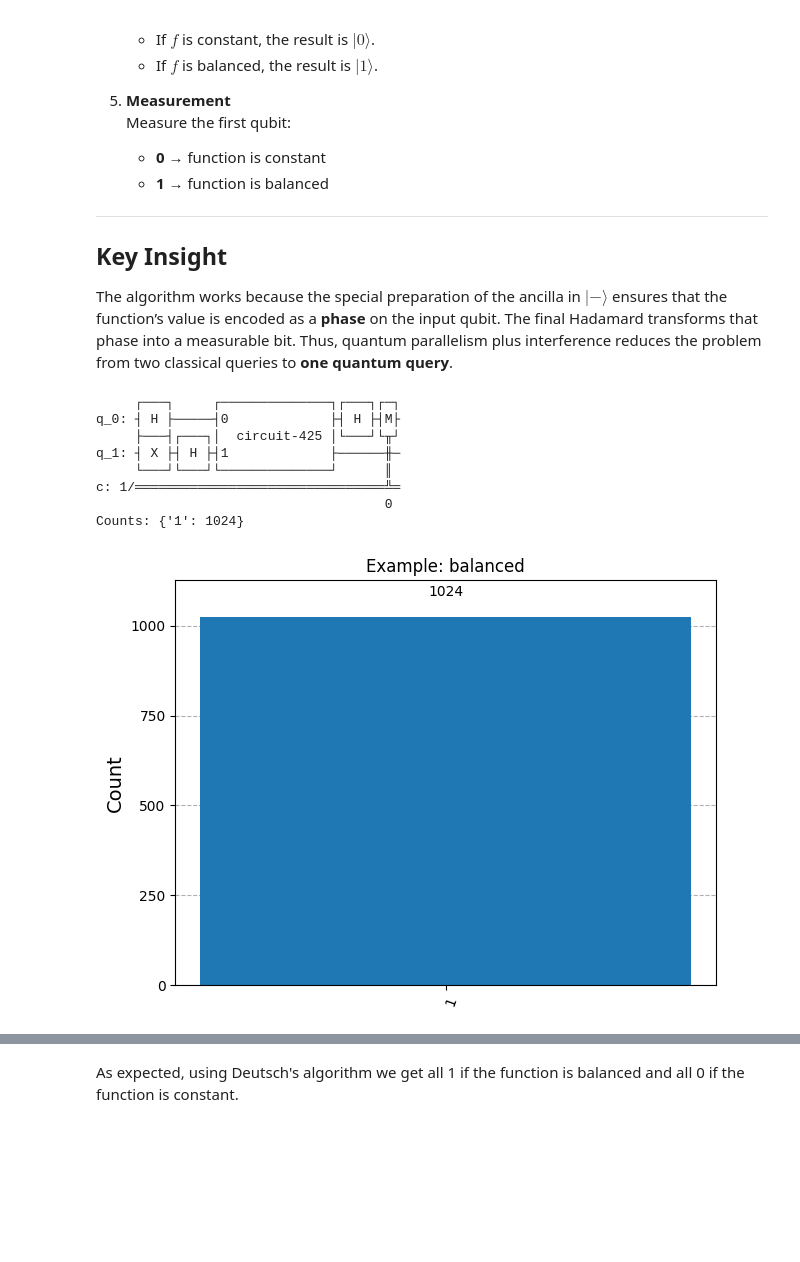
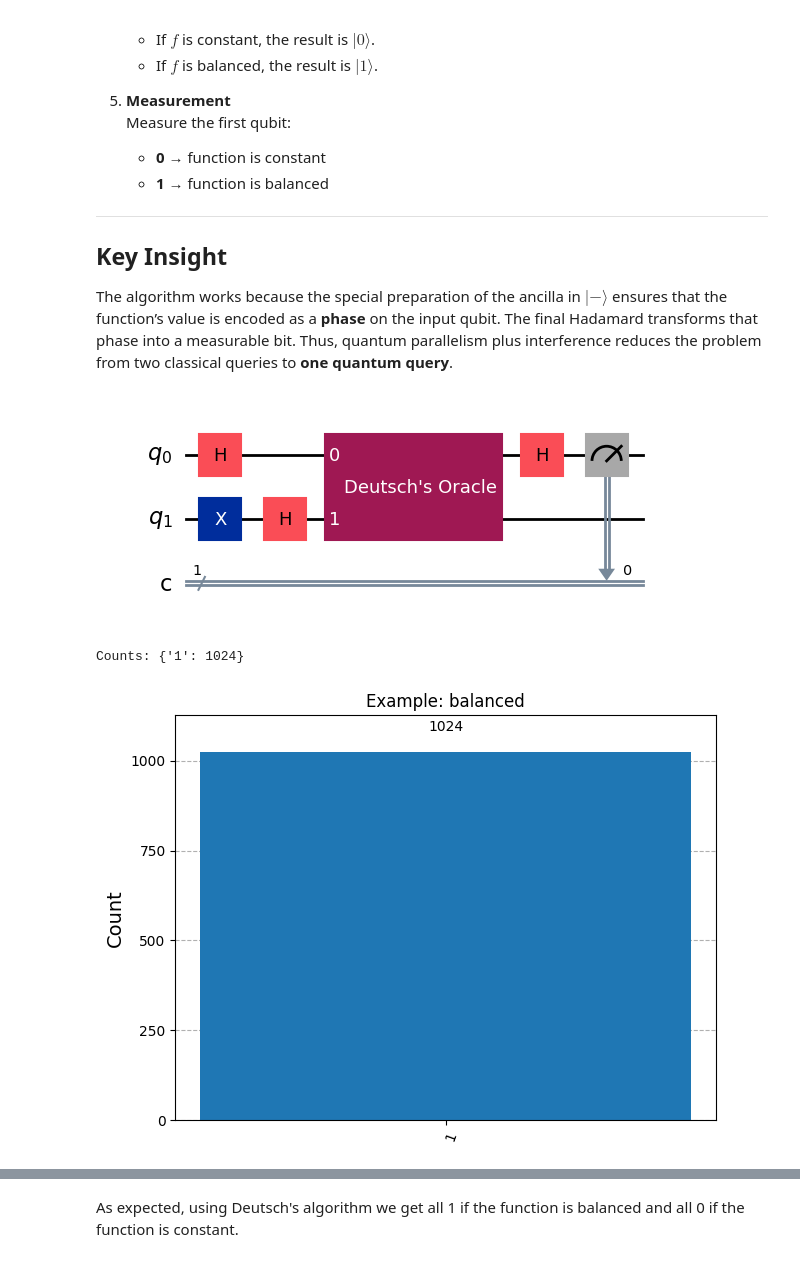
Before and after one commit to misho9714/Deutsch-s-algorithm-Qiskit, a Jupyter notebook: Algorithms/1. Deutsch.ipynb, the cells around one changed output, grey strips where cells are left out. Cells and saved outputs as stored; diff of their text form; code cells hidden in the pictures; blank space fills up the shorter version.

```diff
--- a/Algorithms/1. Deutsch.ipynb
+++ b/Algorithms/1. Deutsch.ipynb
@@ -64,12 +64,11 @@ The algorithm works because the special preparation of the ancilla in $|-\rangle
 from qiskit import QuantumCircuit, transpile
 from qiskit_aer import Aer
 from qiskit.visualization import plot_histogram
-from matplotlib import pyplot as plt
 
 
 # Deutsch oracle generator
 def deutsch_oracle(case: str):
-    qc = QuantumCircuit(2)
+    qc = QuantumCircuit(2, name="Deutsch's Oracle")
     if case == "constant0":  # f(x)=0 always
         pass
     elif case == "constant1":  # f(x)=1 always
@@ -77,43 +76,38 @@ def deutsch_oracle(case: str):
     elif case == "balanced":  # f(x)=x
         qc.cx(0, 1)
     elif case == "balanced_not":  # f(x)=not x
         qc.cx(0, 1)
         qc.x(1)
     return qc
 
 # Deutsch algorithm circuit
 def deutsch_algorithm(oracle):
     qc = QuantumCircuit(2, 1)
     qc.x(1)        # ancilla -> |1>
     qc.h(1)        # Hadamard on ancilla -> |−>
     qc.h(0)        # Hadamard on input qubit
     qc.append(oracle, [0, 1])  # Apply oracle
     qc.h(0)              # Hadamard on first qubit
     qc.measure(0, 0)
     return qc
 
 # Choose oracle: try "balanced"
 oracle = deutsch_oracle("balanced")
 qc = deutsch_algorithm(oracle)
-print(qc.draw("text"))
+qc.draw(output="mpl")
+display(qc.draw(output="mpl"))
 
 # Run on simulator
 sim = Aer.get_backend("aer_simulator")
 tqc = transpile(qc, sim)
 result = sim.run(tqc, shots = 1024).result()
 counts = result.get_counts()
 print("Counts:", counts)
 plot_histogram(counts, title="Example: balanced")
 # %% [output]
+[figure, new version]
-     ┌───┐     ┌──────────────┐┌───┐┌─┐
-q_0: ┤ H ├─────┤0             ├┤ H ├┤M├
-     ├───┤┌───┐│  circuit-425 │└───┘└╥┘
-q_1: ┤ X ├┤ H ├┤1             ├──────╫─
-     └───┘└───┘└──────────────┘      ║
-c: 1/════════════════════════════════╩═
-                                     0
 Counts: {'1': 1024}
-[figure, old version]
+[figure, added]
 # %%
 # Choose oracle: try "constant1"
 oracle = deutsch_oracle("constant1")
```
Also changed, not shown: parts of 1 cell of this notebook, 2 other files.
